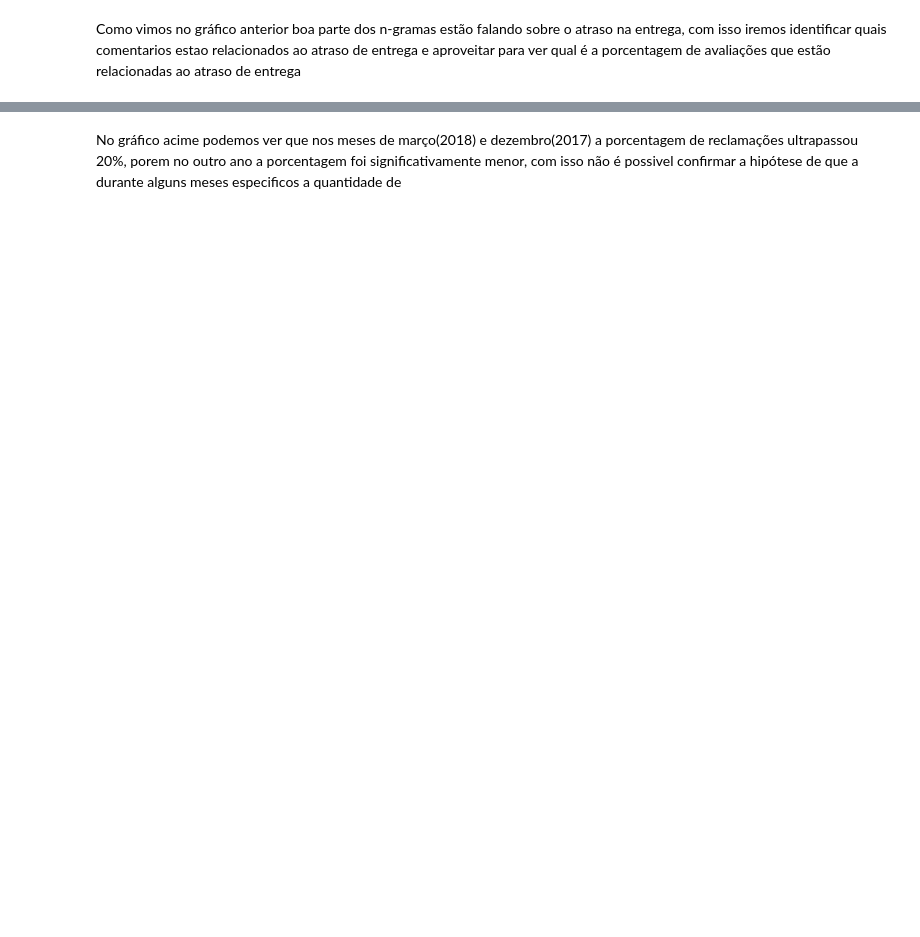
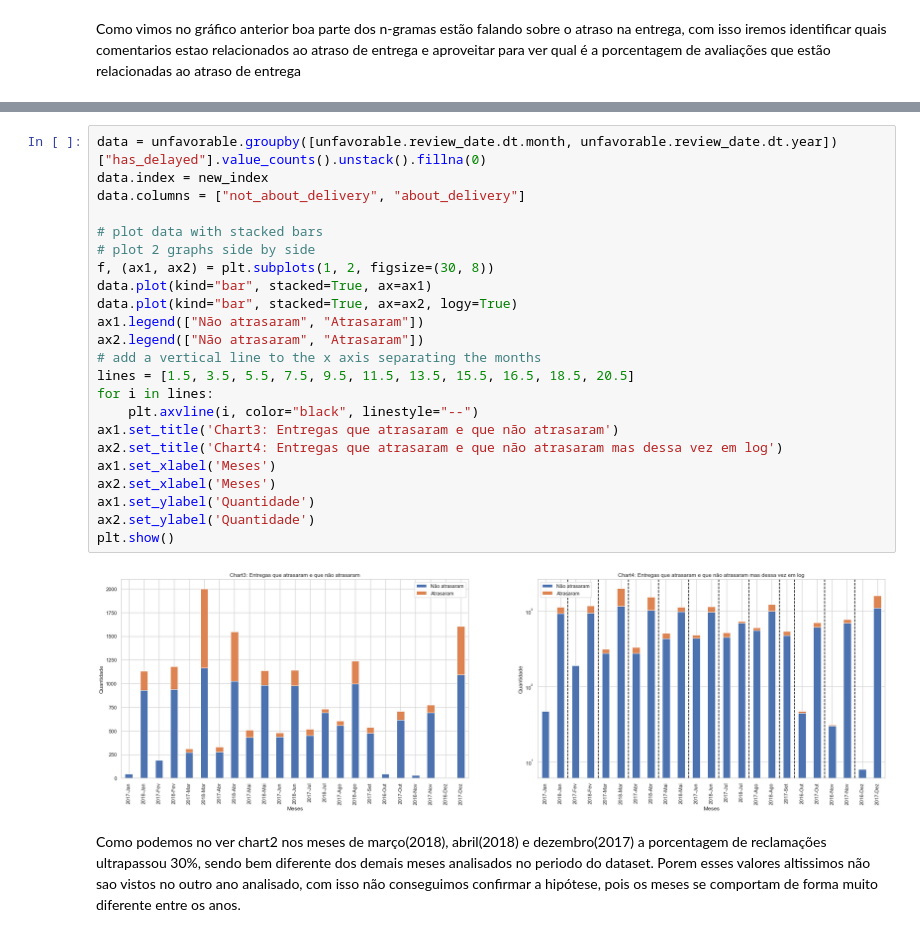
Before and after one commit to 4rfel/nlp, a Jupyter notebook: pi/pi.ipynb, the cells around one changed output, grey strips where cells are left out. Saved outputs shown, nothing was run; the diff lists cells and outputs as text; blank space fills up the shorter version.

```diff
--- a/pi/pi.ipynb
+++ b/pi/pi.ipynb
@@ -196,2 +204,27 @@ plt.show()
+# %%
+data = unfavorable.groupby([unfavorable.review_date.dt.month, unfavorable.review_date.dt.year])["has_delayed"].value_counts().unstack().fillna(0)
+data.index = new_index
+data.columns = ["not_about_delivery", "about_delivery"]
+
+# plot data with stacked bars
+# plot 2 graphs side by side
+f, (ax1, ax2) = plt.subplots(1, 2, figsize=(30, 8))
+data.plot(kind="bar", stacked=True, ax=ax1)
+data.plot(kind="bar", stacked=True, ax=ax2, logy=True)
+ax1.legend(["Não atrasaram", "Atrasaram"])
+ax2.legend(["Não atrasaram", "Atrasaram"])
+# add a vertical line to the x axis separating the months
+lines = [1.5, 3.5, 5.5, 7.5, 9.5, 11.5, 13.5, 15.5, 16.5, 18.5, 20.5]
+for i in lines:
+    plt.axvline(i, color="black", linestyle="--")
+ax1.set_title('Chart3: Entregas que atrasaram e que não atrasaram')
+ax2.set_title('Chart4: Entregas que atrasaram e que não atrasaram mas dessa vez em log')
+ax1.set_xlabel('Meses')
+ax2.set_xlabel('Meses')
+ax1.set_ylabel('Quantidade')
+ax2.set_ylabel('Quantidade')
+plt.show()
+# %% [output]
+[figure, added]
 # %% [markdown]
-No gráfico acime podemos ver que nos meses de março(2018) e dezembro(2017) a porcentagem de reclamações ultrapassou 20%, porem no outro ano a porcentagem foi significativamente menor, com isso não é possivel confirmar a hipótese de que a durante alguns meses especificos a quantidade de
+Como podemos no ver chart2 nos meses de março(2018), abril(2018) e dezembro(2017) a porcentagem de reclamações ultrapassou 30%, sendo bem diferente dos demais meses analisados no periodo do dataset. Porem esses valores altissimos não sao vistos no outro ano analisado, com isso não conseguimos confirmar a hipótese, pois os meses se comportam de forma muito diferente entre os anos.
```
Also changed, not shown: parts of 10 cells of this notebook, 1 other file.
